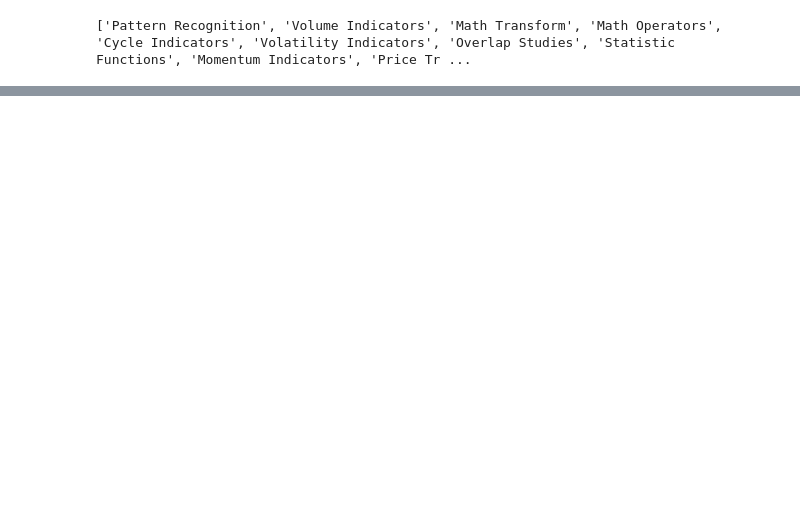
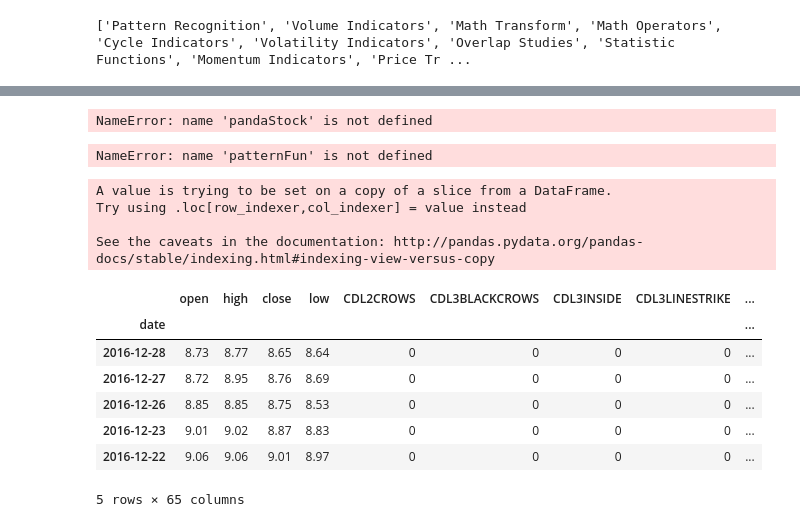
Before and after one commit to monchewharry/QuantSpeculation, a Jupyter notebook: note/7.3patternRecognization.ipynb, the cells around one changed output, grey strips where cells are left out. Drawn from its saved outputs; the diff is of its cells as text; code cells hidden in the pictures; blank space fills up the shorter version.

```diff
--- a/note/7.3patternRecognization.ipynb
+++ b/note/7.3patternRecognization.ipynb
@@ -53,0 +63,5 @@ array([  0,   0,   0,   0,   0,   0,   0,   0,   0,   0,   0,   0,   0,
+# %%
+reload(pandaStock)
+pandaStock.pandas_candlestick_ohlc(ldkg.iloc[29*13:30*13])
+# %% [output]
+NameError: name 'pandaStock' is not defined
@@ -53,0 +72,30 @@ array([  0,   0,   0,   0,   0,   0,   0,   0,   0,   0,   0,   0,   0,
+# %%
+patterFunStr=map(lambda x: "talib.%s"%x+para, patternFun)
+patterFunStr[0]
+# %% [output]
+NameError: name 'patternFun' is not defined
+# %%
+def patterns(ohcl):
+    patternFun=talib.get_function_groups()['Pattern Recognition']
+    input = [ohcl['open'].values,ohcl['high'].values,ohcl['low'].values,ohcl['close'].values]
+    for f in patternFun:
+        ohcl[f]=eval("talib.%s(*input)"%f)
+#patterns(ldkg)
+# %% [output]
+A value is trying to be set on a copy of a slice from a DataFrame.
+Try using .loc[row_indexer,col_indexer] = value instead
+
+See the caveats in the documentation: http://pandas.pydata.org/pandas-docs/stable/indexing.html#indexing-view-versus-copy
+# %%
+import patternRecognize
+patternRecognize.patterns(ldkg)
+ldkg.head()
+# %% [output]
+|  | open | high | close | low | CDL2CROWS | CDL3BLACKCROWS | CDL3INSIDE | CDL3LINESTRIKE | ... |
+| date |  |  |  |  |  |  |  |  | ... |
+| 2016-12-28 | 8.73 | 8.77 | 8.65 | 8.64 | 0 | 0 | 0 | 0 | ... |
+| 2016-12-27 | 8.72 | 8.95 | 8.76 | 8.69 | 0 | 0 | 0 | 0 | ... |
+| 2016-12-26 | 8.85 | 8.85 | 8.75 | 8.53 | 0 | 0 | 0 | 0 | ... |
+| 2016-12-23 | 9.01 | 9.02 | 8.87 | 8.83 | 0 | 0 | 0 | 0 | ... |
+| 2016-12-22 | 9.06 | 9.06 | 9.01 | 8.97 | 0 | 0 | 0 | 0 | ... |
+5 rows × 65 columns
```
Also changed, not shown: parts of 7 cells of this notebook, 3 other files.
